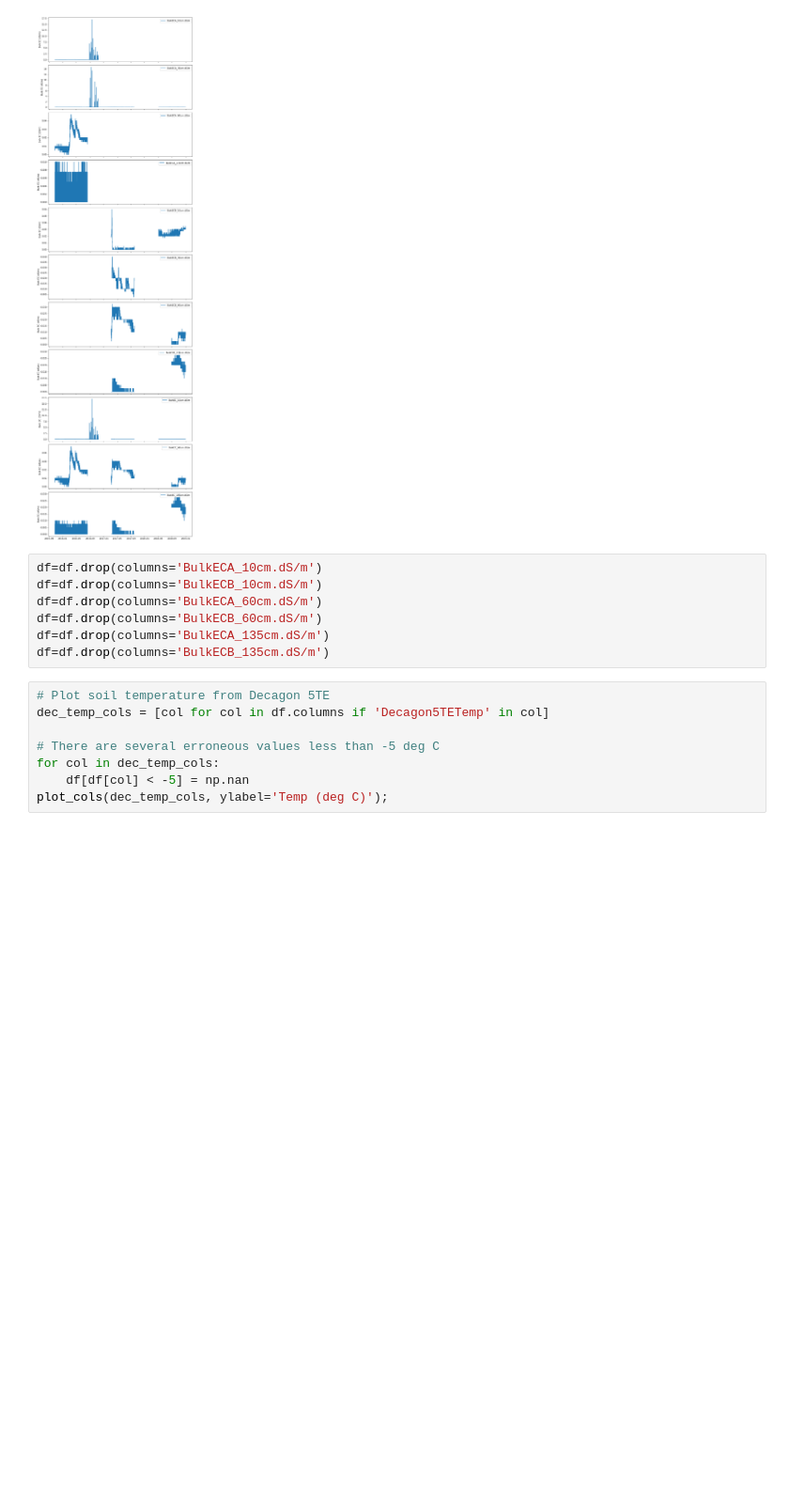
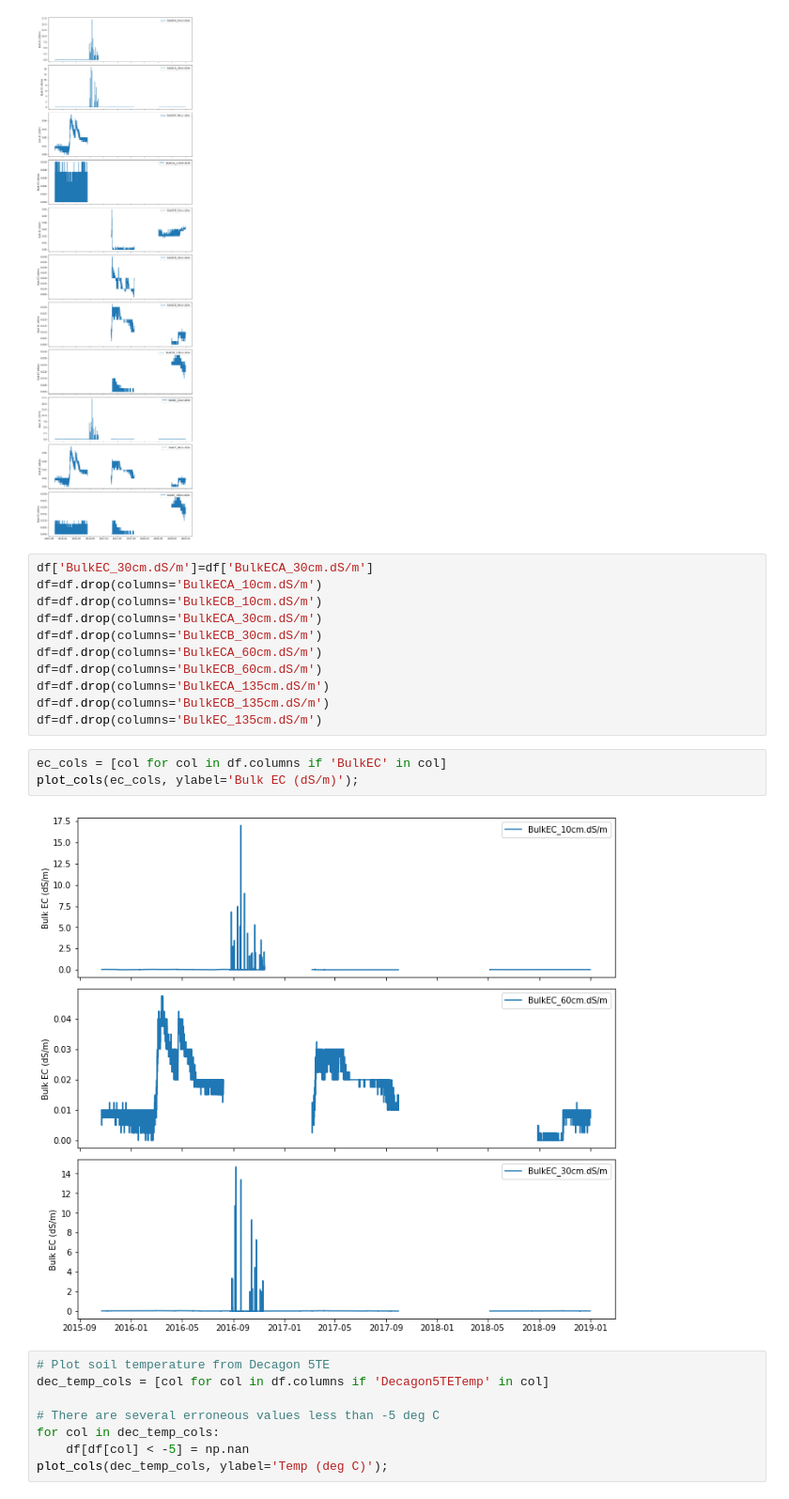
Before and after one commit to mberghouse/CO2-Data, a Jupyter notebook: python_processing/Catalina-Jemez_CZO/Green_Pit1.ipynb, the cells around one changed output. Shown at 94% size. Drawn from its saved outputs; the diff is of its cells as text; blank space fills up the shorter version.

```diff
--- a/python_processing/Catalina-Jemez_CZO/Green_Pit1.ipynb
+++ b/python_processing/Catalina-Jemez_CZO/Green_Pit1.ipynb
@@ -173,12 +233,21 @@ plot_cols(ec_cols, ylabel='Bulk EC (dS/m)');
 # %% [output]
 [figure]
 # %%
+df['BulkEC_30cm.dS/m']=df['BulkECA_30cm.dS/m']
 df=df.drop(columns='BulkECA_10cm.dS/m')
 df=df.drop(columns='BulkECB_10cm.dS/m')
+df=df.drop(columns='BulkECA_30cm.dS/m')
+df=df.drop(columns='BulkECB_30cm.dS/m')
 df=df.drop(columns='BulkECA_60cm.dS/m')
 df=df.drop(columns='BulkECB_60cm.dS/m')
 df=df.drop(columns='BulkECA_135cm.dS/m')
 df=df.drop(columns='BulkECB_135cm.dS/m')
+df=df.drop(columns='BulkEC_135cm.dS/m')
+# %%
+ec_cols = [col for col in df.columns if 'BulkEC' in col]
+plot_cols(ec_cols, ylabel='Bulk EC (dS/m)');
+# %% [output]
+[figure, added]
 # %%
 # Plot soil temperature from Decagon 5TE
 dec_temp_cols = [col for col in df.columns if 'Decagon5TETemp' in col]
```
Also changed, not shown: parts of 7 cells of this notebook, 3 other files.
